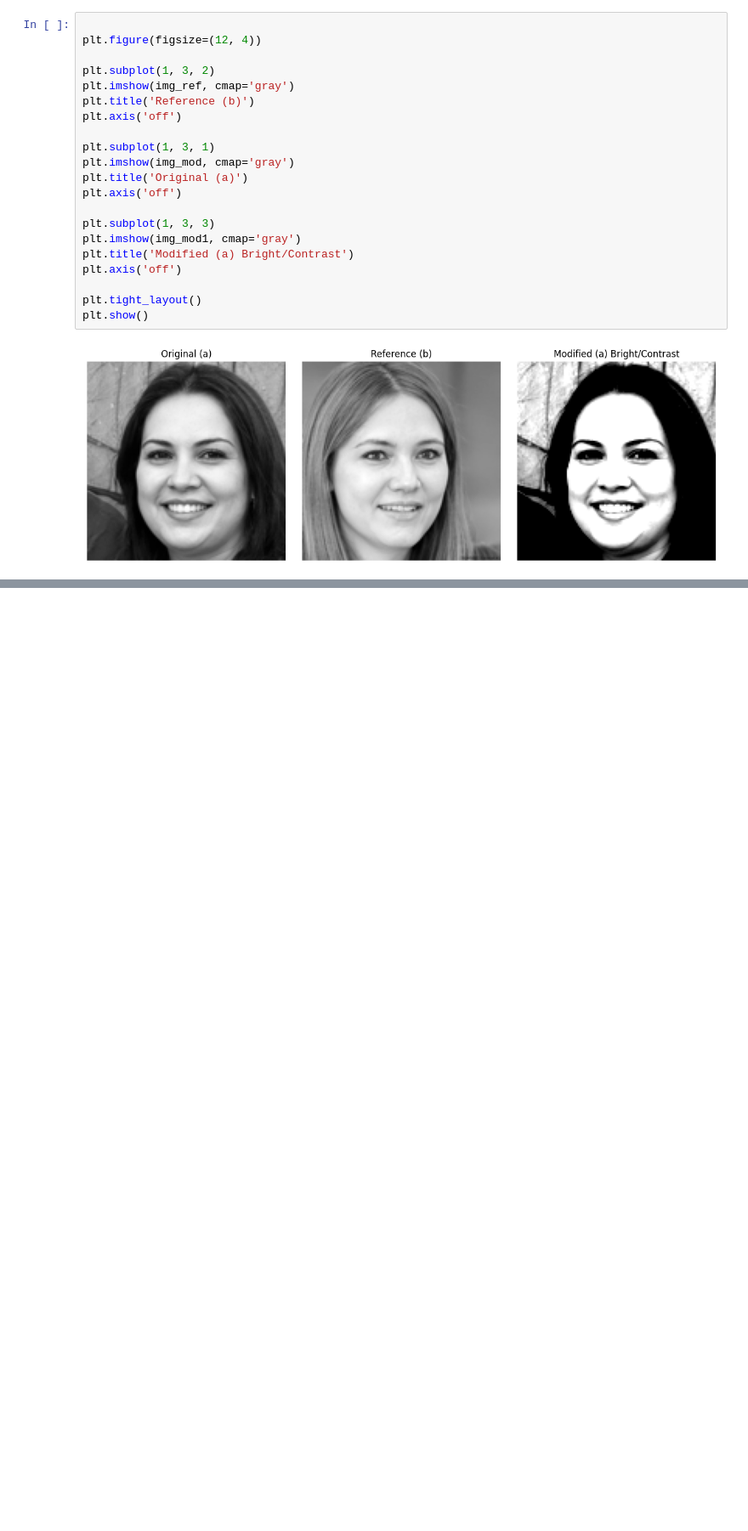
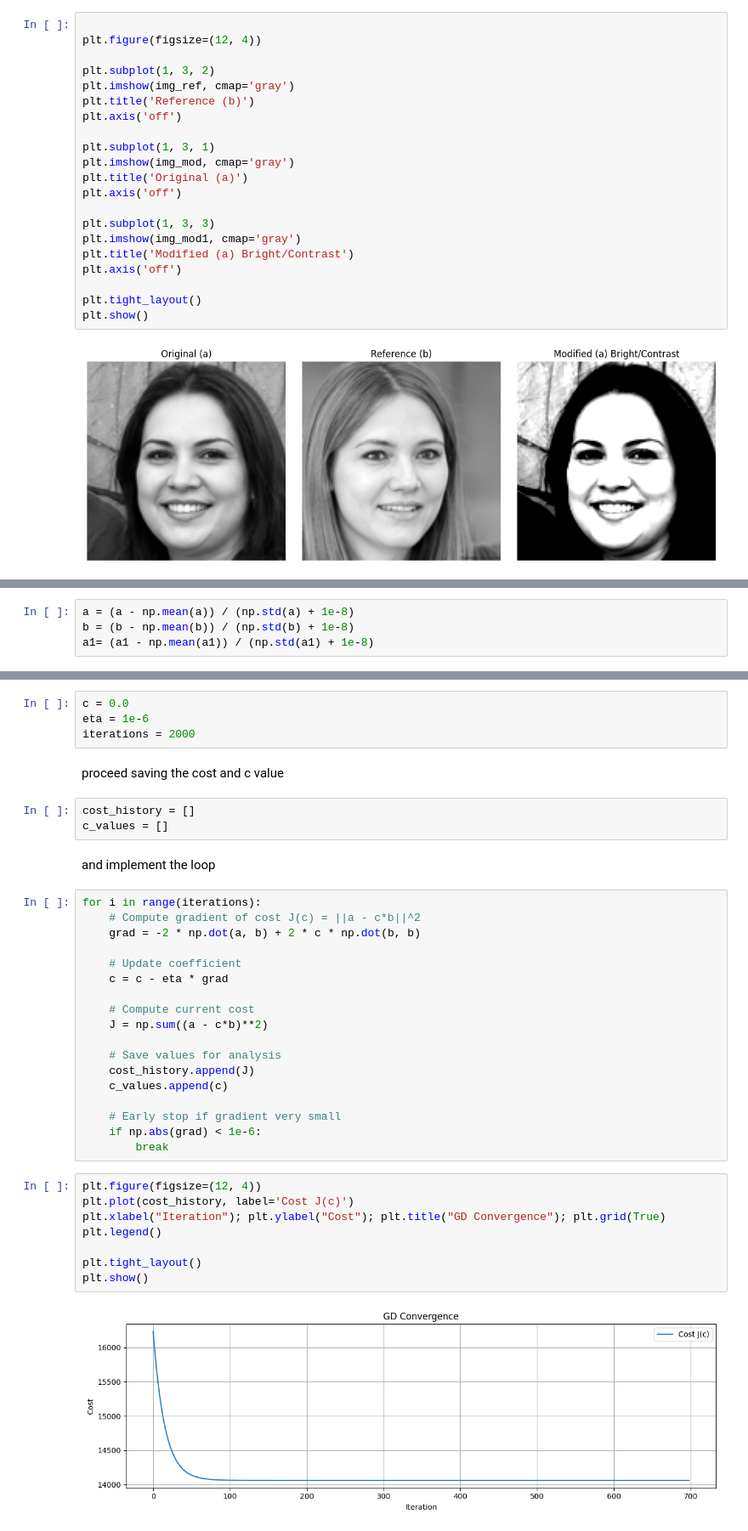
Before and after one commit to Macreat/MLT-LR, a Jupyter notebook: PYDevEnv/devContent/tasks/2cndTask/2cndTask.ipynb, the cells around one changed output, grey strips where cells are left out. Shown at 85% size. Drawn from its saved outputs; the diff is of its cells as text; blank space fills up the shorter version.

```diff
--- a/PYDevEnv/devContent/tasks/2cndTask/2cndTask.ipynb
+++ b/PYDevEnv/devContent/tasks/2cndTask/2cndTask.ipynb
@@ -643,0 +655,4 @@ plt.show()
+# %%
+a = (a - np.mean(a)) / (np.std(a) + 1e-8)
+b = (b - np.mean(b)) / (np.std(b) + 1e-8)
+a1= (a1 - np.mean(a1)) / (np.std(a1) + 1e-8)
@@ -643,0 +691,39 @@ plt.show()
+# %%
+c = 0.0
+eta = 1e-6
+iterations = 2000
+# %% [markdown]
+proceed saving the cost and c value
+# %%
+cost_history = []
+c_values = []
+# %% [markdown]
+and implement the loop
+# %%
+for i in range(iterations):
+    # Compute gradient of cost J(c) = ||a - c*b||^2
+    grad = -2 * np.dot(a, b) + 2 * c * np.dot(b, b)
+
+    # Update coefficient
+    c = c - eta * grad
+
+    # Compute current cost
+    J = np.sum((a - c*b)**2)
+
+    # Save values for analysis
+    cost_history.append(J)
+    c_values.append(c)
+
+    # Early stop if gradient very small
+    if np.abs(grad) < 1e-6:
+        break
+# %%
+plt.figure(figsize=(12, 4))
+plt.plot(cost_history, label='Cost J(c)')
+plt.xlabel("Iteration"); plt.ylabel("Cost"); plt.title("GD Convergence"); plt.grid(True)
+plt.legend()
+
+plt.tight_layout()
+plt.show()
+# %% [output]
+[figure, added]
```
Also changed, not shown: parts of 27 cells of this notebook.
